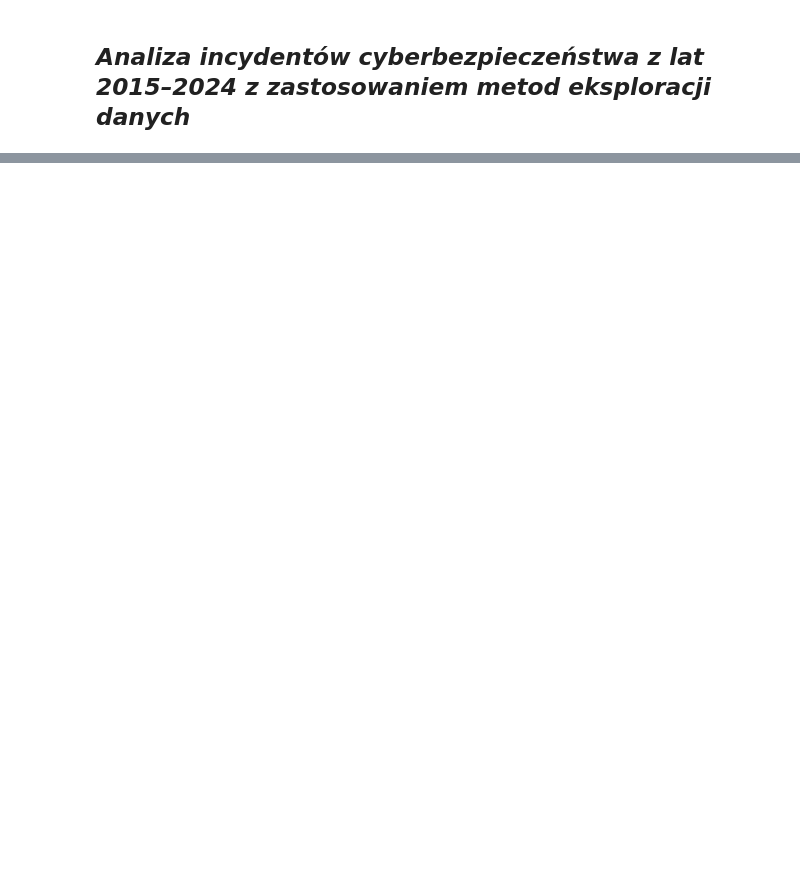
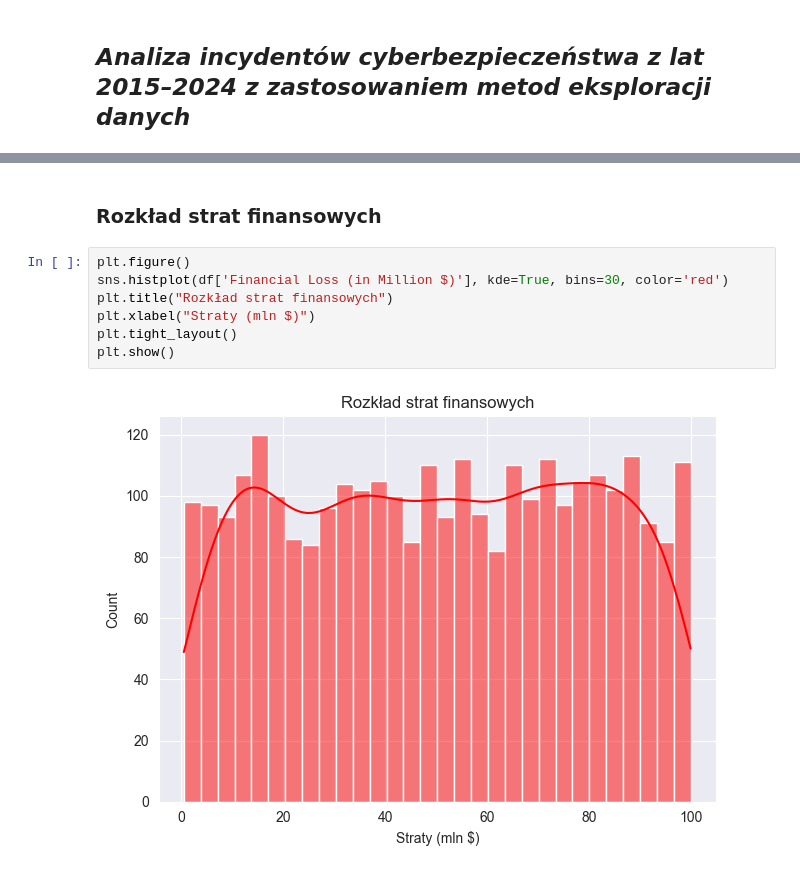
Before and after one commit to olabarycka/CYBERSECURITY-ANALYSIS, a Jupyter notebook: projekt.ipynb, the cells around one changed output, grey strips where cells are left out. Saved outputs shown, nothing was run; the diff lists cells and outputs as text; blank space fills up the shorter version.

```diff
--- a/projekt.ipynb
+++ b/projekt.ipynb
@@ -144,0 +161,11 @@ plt.show()
+# %% [markdown]
+### Rozkład strat finansowych
+# %%
+plt.figure()
+sns.histplot(df['Financial Loss (in Million $)'], kde=True, bins=30, color='red')
+plt.title("Rozkład strat finansowych")
+plt.xlabel("Straty (mln $)")
+plt.tight_layout()
+plt.show()
+# %% [output]
+[figure, added]
```
Also changed, not shown: parts of 35 cells of this notebook.
